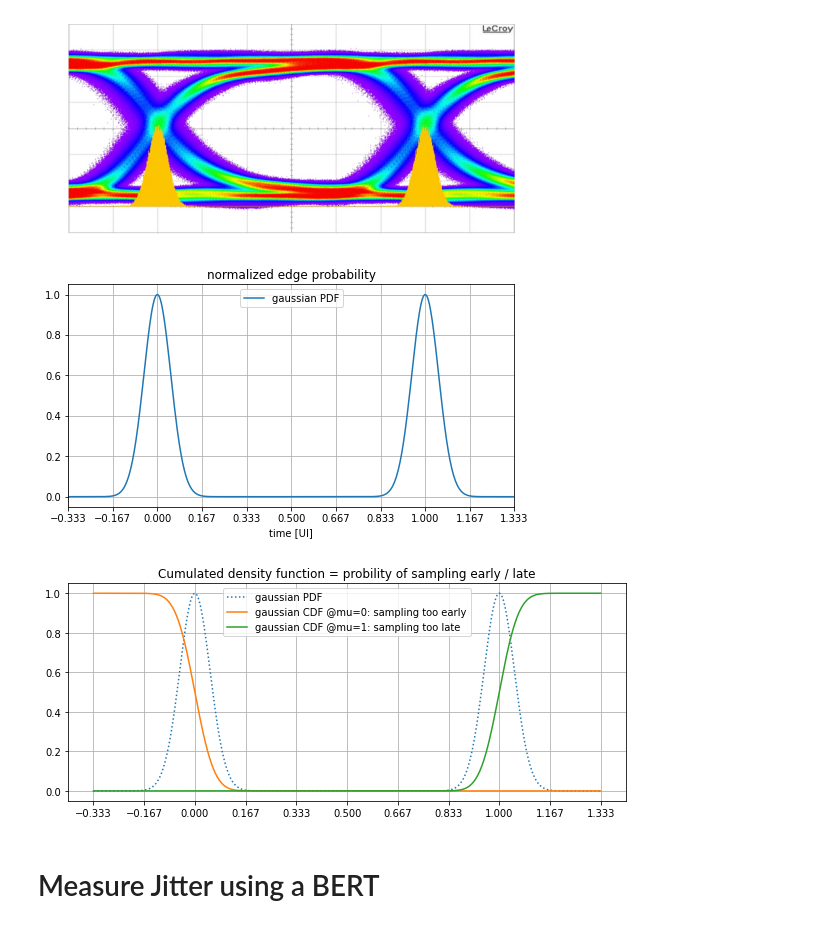
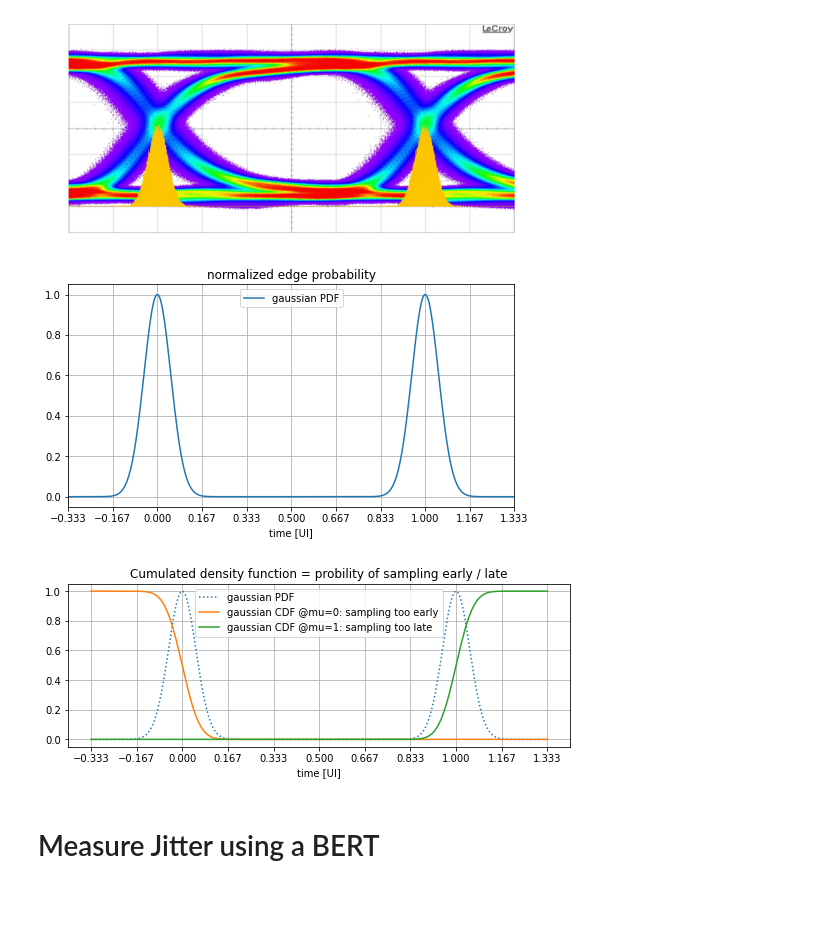
Before and after one commit to munich-ml/BER_tail_fit, a Jupyter notebook: BER_fit.ipynb, the cells around one changed output. Drawn from its saved outputs; the diff is of its cells as text; code cells hidden in the pictures; blank space fills up the shorter version.

```diff
--- a/BER_fit.ipynb
+++ b/BER_fit.ipynb
@@ -52,18 +74,17 @@ plt.grid(), plt.legend();
 # %% [output]
 [figure]
 # %%
-plt.figure(figsize=(10, 4))
+plt.figure(figsize=(9, 3))
 too_early = 1 - norm.cdf(x, loc=0, scale=scale)
 too_late = norm.cdf(x, loc=1, scale=scale)
 plt.plot(x, norm_pdf, ":", label="gaussian PDF")
 plt.plot(x, too_early, label="gaussian CDF @mu=0: sampling too early")
 plt.plot(x, too_late, label="gaussian CDF @mu=1: sampling too late")
-# plt.yscale("log"), plt.ylim([1e-12, 1])
-plt.xticks(np.linspace(-1/3, 4/3, num=11))
+plt.xlabel("time [UI]"), plt.xticks(np.linspace(-1/3, 4/3, num=11))
 plt.title("Cumulated density function = probility of sampling early / late")
 plt.grid(), plt.legend();
 # %% [output]
-[figure, old version]
+[figure, new version]
 # %% [markdown]
 # Measure Jitter using a BERT
 # %% [markdown]
```
Also changed, not shown: parts of 8 cells of this notebook.
